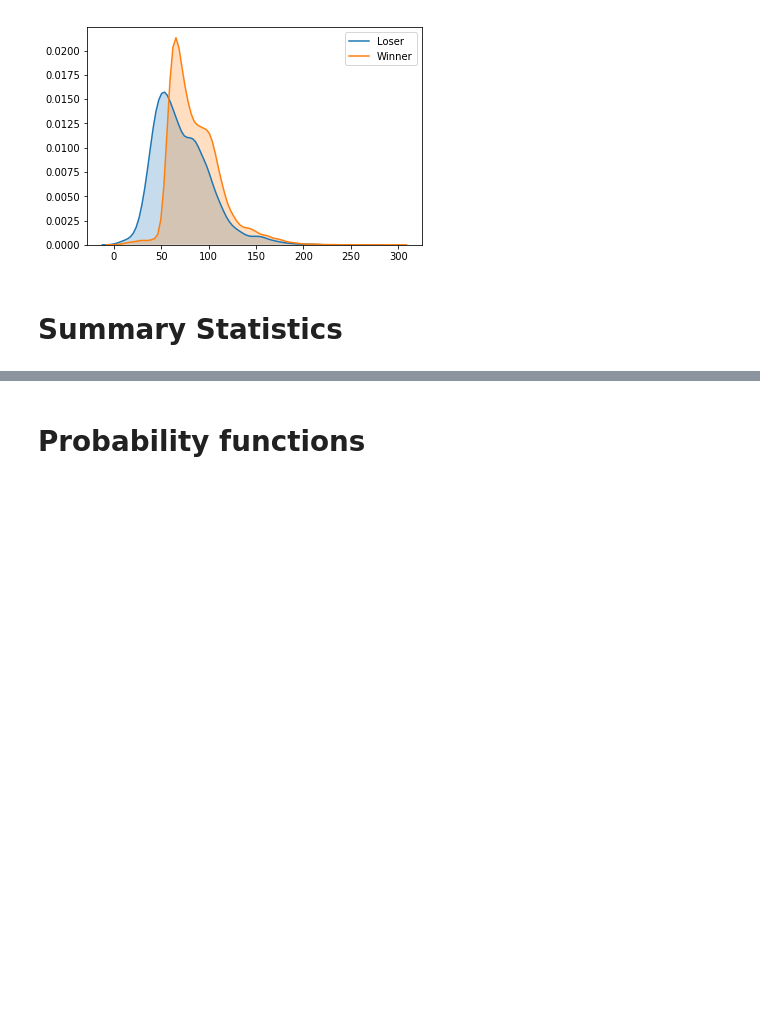
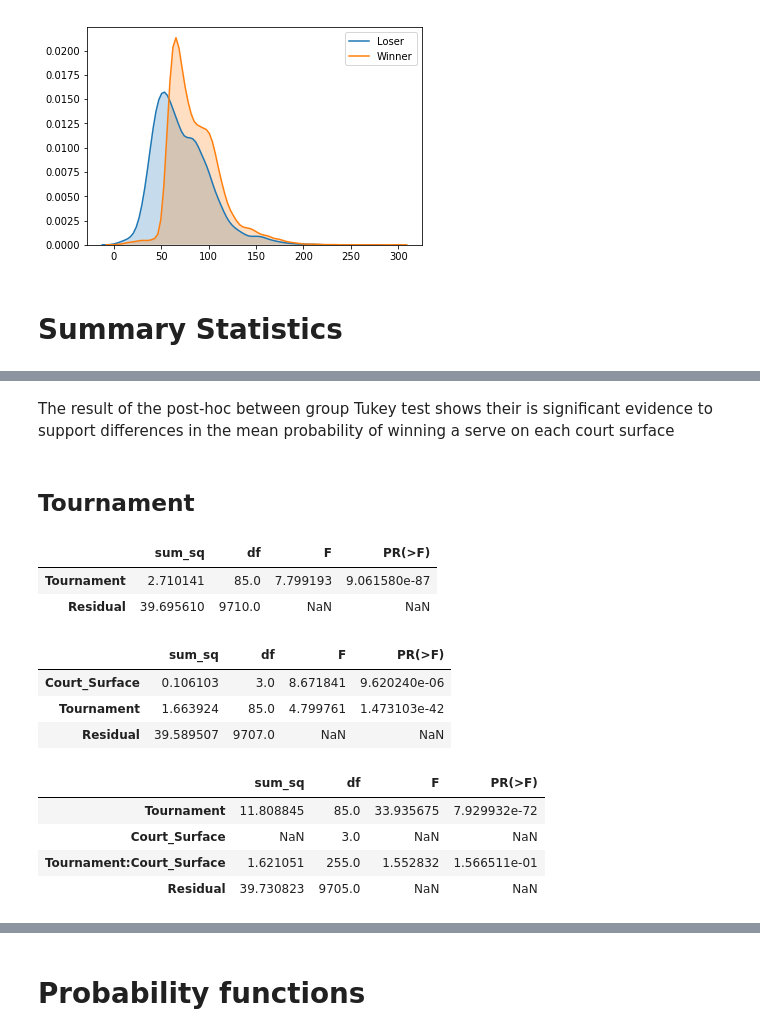
Before and after one commit to Jfbarr/aus_open_datathon_2019, a Jupyter notebook: Workbook.ipynb, the cells around one changed output, grey strips where cells are left out. Saved outputs shown, nothing was run; the diff lists cells and outputs as text; code cells hidden in the pictures; blank space fills up the shorter version.

```diff
--- a/Workbook.ipynb
+++ b/Workbook.ipynb
@@ -316,0 +390,38 @@ display(maleServeSummaryDF.loc[['Andreas Beck', 'David Goffin']])
+# %% [markdown]
+The result of the post-hoc between group Tukey test shows their is significant evidence to support differences in the mean probability of winning a serve on each court surface
+# %% [markdown]
+## Tournament
+# %%
+# Fit a linear relationship
+lm = ols('P_Win_Serve ~ Tournament',
+         data = maleTournServeDF).fit()
+# One-way anova
+aov_table = sm.stats.anova_lm(lm, typ = 2)
+display(aov_table)
+
+# Fit a linear relationship
+lm = ols('P_Win_Serve ~ Court_Surface + Tournament',
+         data = maleTournServeDF).fit()
+# One-way anova
+aov_table = sm.stats.anova_lm(lm, typ = 2)
+display(aov_table)
+
+# Fit a linear relationship
+lm = ols('P_Win_Serve ~ Tournament*Court_Surface',
+         data = maleTournServeDF).fit()
+# One-way anova
+aov_table = sm.stats.anova_lm(lm, typ = 2)
+display(aov_table)
+# %% [output]
+|  | sum_sq | df | F | PR(>F) |
+| Tournament | 2.710141 | 85.0 | 7.799193 | 9.061580e-87 |
+| Residual | 39.695610 | 9710.0 | NaN | NaN |
+|  | sum_sq | df | F | PR(>F) |
+| Court_Surface | 0.106103 | 3.0 | 8.671841 | 9.620240e-06 |
+| Tournament | 1.663924 | 85.0 | 4.799761 | 1.473103e-42 |
+| Residual | 39.589507 | 9707.0 | NaN | NaN |
+|  | sum_sq | df | F | PR(>F) |
+| Tournament | 11.808845 | 85.0 | 33.935675 | 7.929932e-72 |
+| Court_Surface | NaN | 3.0 | NaN | NaN |
+| Tournament:Court_Surface | 1.621051 | 255.0 | 1.552832 | 1.566511e-01 |
+| Residual | 39.730823 | 9705.0 | NaN | NaN |
```
Also changed, not shown: parts of 14 cells of this notebook, 1 other file.
